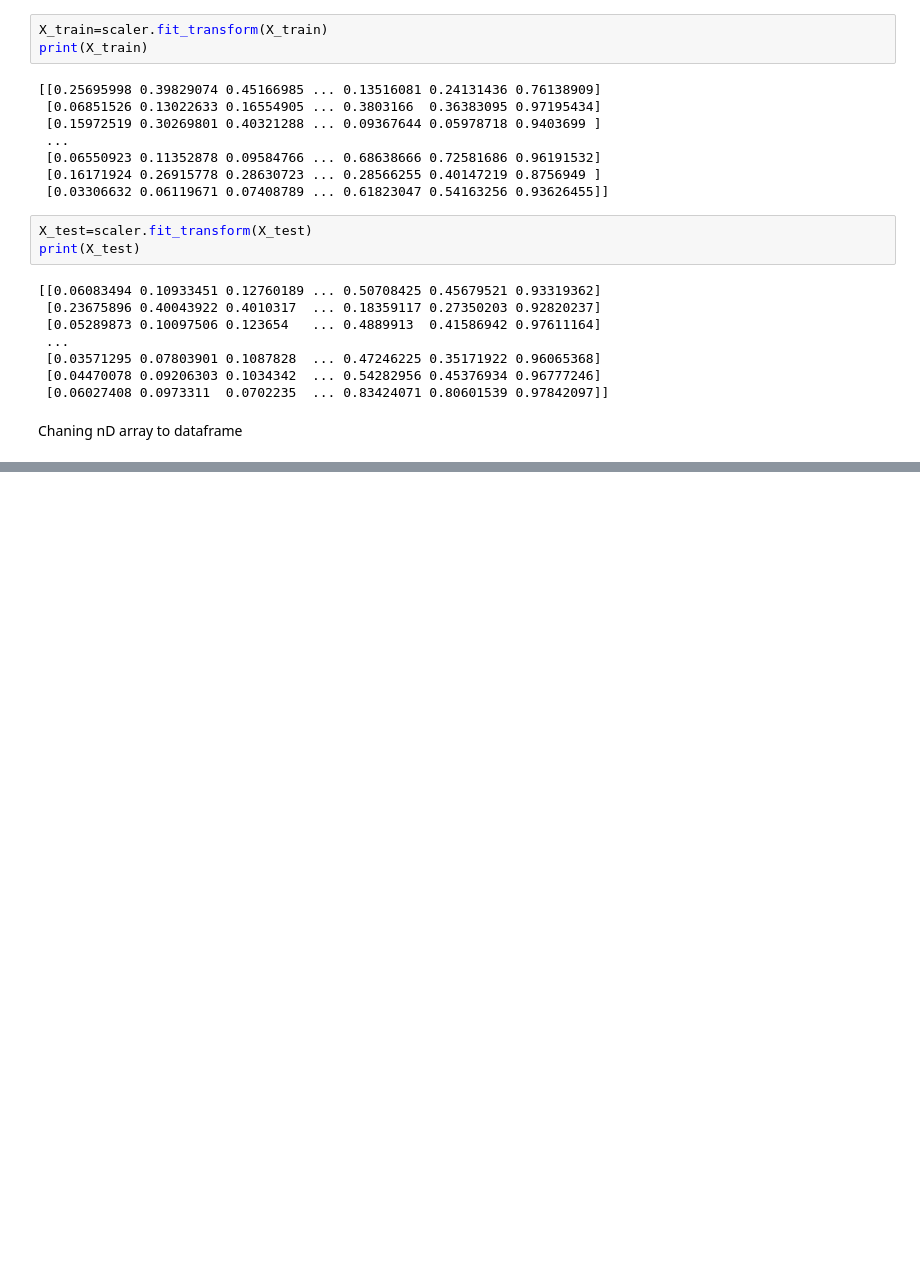
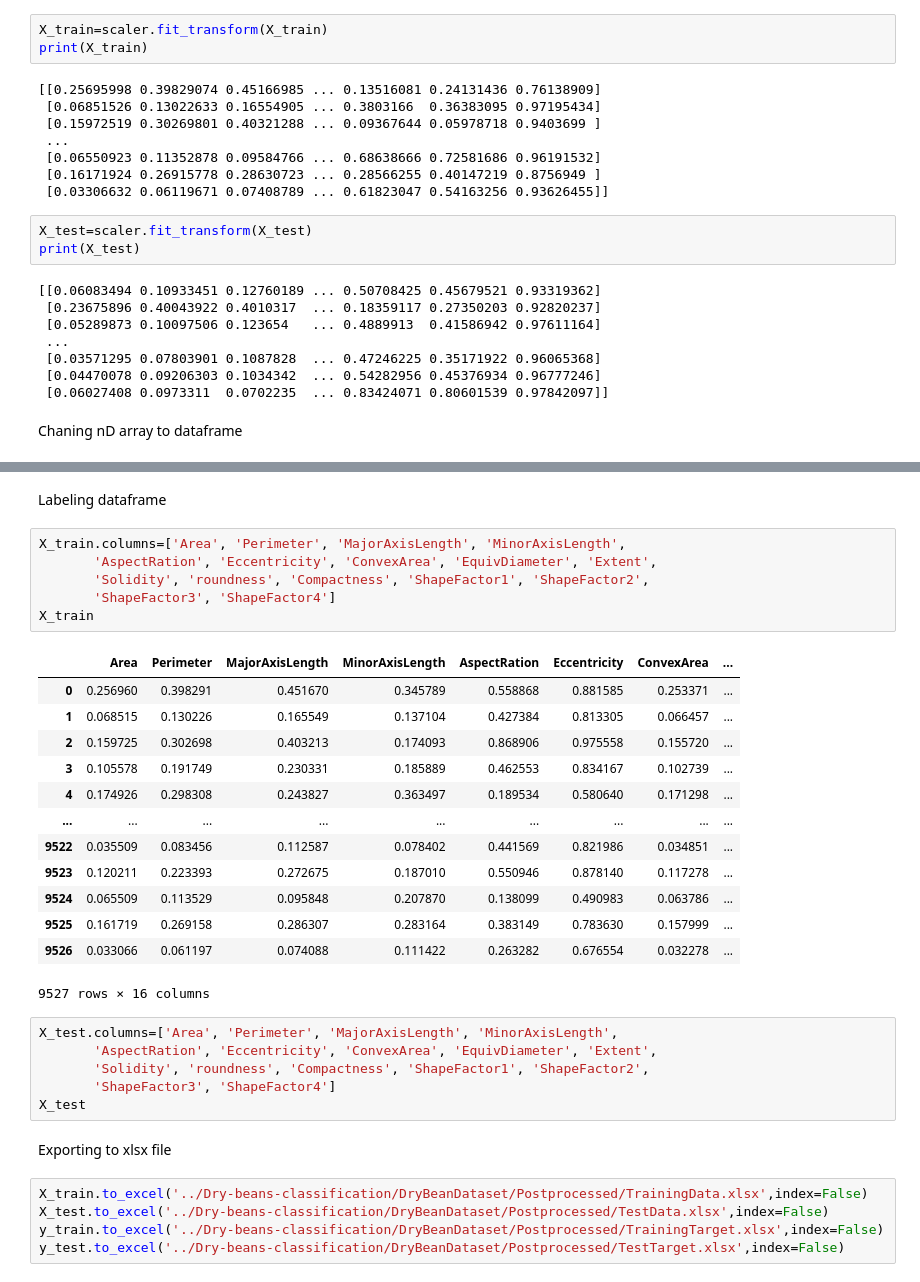
Before and after one commit to Orobrs/Dry-beans-classification, a Jupyter notebook: DryBean.ipynb, the cells around one changed output, grey strips where cells are left out. Cells and saved outputs as stored; diff of their text form; blank space fills up the shorter version.

```diff
--- a/DryBean.ipynb
+++ b/DryBean.ipynb
@@ -290,0 +327,35 @@ X_test
+# %% [markdown]
+Labeling dataframe
+# %%
+X_train.columns=['Area', 'Perimeter', 'MajorAxisLength', 'MinorAxisLength',
+       'AspectRation', 'Eccentricity', 'ConvexArea', 'EquivDiameter', 'Extent',
+       'Solidity', 'roundness', 'Compactness', 'ShapeFactor1', 'ShapeFactor2',
+       'ShapeFactor3', 'ShapeFactor4']
+X_train
+# %% [output]
+|  | Area | Perimeter | MajorAxisLength | MinorAxisLength | AspectRation | Eccentricity | ConvexArea | ... |
+| 0 | 0.256960 | 0.398291 | 0.451670 | 0.345789 | 0.558868 | 0.881585 | 0.253371 | ... |
+| 1 | 0.068515 | 0.130226 | 0.165549 | 0.137104 | 0.427384 | 0.813305 | 0.066457 | ... |
+| 2 | 0.159725 | 0.302698 | 0.403213 | 0.174093 | 0.868906 | 0.975558 | 0.155720 | ... |
+| 3 | 0.105578 | 0.191749 | 0.230331 | 0.185889 | 0.462553 | 0.834167 | 0.102739 | ... |
+| 4 | 0.174926 | 0.298308 | 0.243827 | 0.363497 | 0.189534 | 0.580640 | 0.171298 | ... |
+| ... | ... | ... | ... | ... | ... | ... | ... | ... |
+| 9522 | 0.035509 | 0.083456 | 0.112587 | 0.078402 | 0.441569 | 0.821986 | 0.034851 | ... |
+| 9523 | 0.120211 | 0.223393 | 0.272675 | 0.187010 | 0.550946 | 0.878140 | 0.117278 | ... |
+| 9524 | 0.065509 | 0.113529 | 0.095848 | 0.207870 | 0.138099 | 0.490983 | 0.063786 | ... |
+| 9525 | 0.161719 | 0.269158 | 0.286307 | 0.283164 | 0.383149 | 0.783630 | 0.157999 | ... |
+| 9526 | 0.033066 | 0.061197 | 0.074088 | 0.111422 | 0.263282 | 0.676554 | 0.032278 | ... |
+9527 rows × 16 columns
+# %%
+X_test.columns=['Area', 'Perimeter', 'MajorAxisLength', 'MinorAxisLength',
+       'AspectRation', 'Eccentricity', 'ConvexArea', 'EquivDiameter', 'Extent',
+       'Solidity', 'roundness', 'Compactness', 'ShapeFactor1', 'ShapeFactor2',
+       'ShapeFactor3', 'ShapeFactor4']
+X_test
+# %% [markdown]
+Exporting to xlsx file
+# %%
+X_train.to_excel('../Dry-beans-classification/DryBeanDataset/Postprocessed/TrainingData.xlsx',index=False)
+X_test.to_excel('../Dry-beans-classification/DryBeanDataset/Postprocessed/TestData.xlsx',index=False)
+y_train.to_excel('../Dry-beans-classification/DryBeanDataset/Postprocessed/TrainingTarget.xlsx',index=False)
+y_test.to_excel('../Dry-beans-classification/DryBeanDataset/Postprocessed/TestTarget.xlsx',index=False)
```
Also changed, not shown: parts of 3 cells of this notebook, 7 other files.
